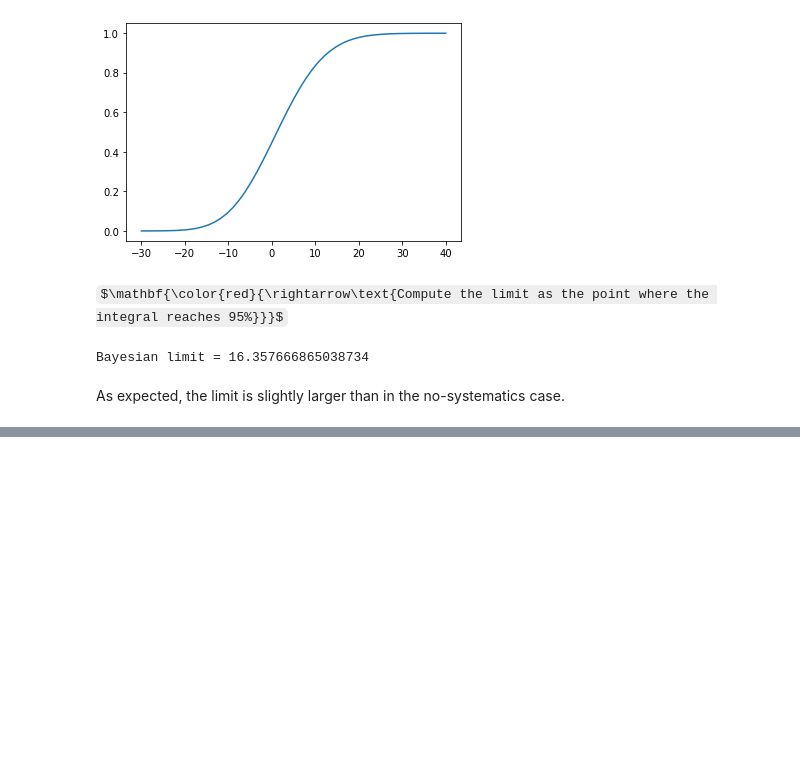
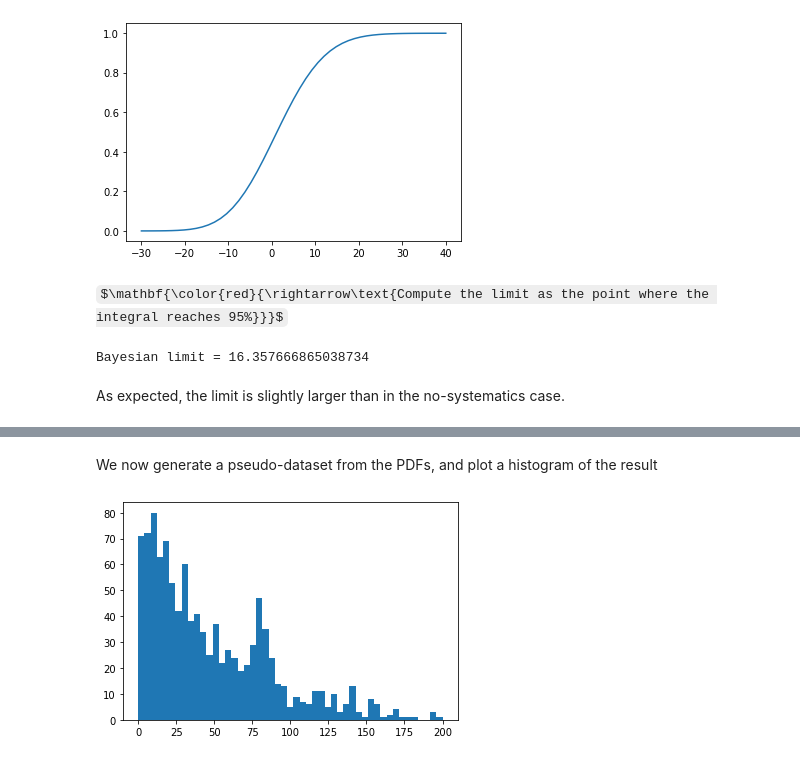
Before and after one commit to fastprof-hep/stats-tutorial, a Jupyter notebook: AEPSHEP2022/notebook3_solutions.ipynb, the cells around one changed output, grey strips where cells are left out. Cells and saved outputs as stored; diff of their text form; code cells hidden in the pictures; some formulas as TeX source; blank space fills up the shorter version.

```diff
--- a/AEPSHEP2022/notebook3_solutions.ipynb
+++ b/AEPSHEP2022/notebook3_solutions.ipynb
@@ -483,0 +489,25 @@ As expected, the limit is slightly larger than in the no-systematics case.
+# %%
+def psig(m) :
+    return scipy.stats.norm.pdf(m, loc=80, scale=5)
+
+slope = 0.02
+
+def pbkg(m) :
+    return scipy.stats.expon.pdf(m, scale=1/slope)
+# %% [markdown]
+We now generate a pseudo-dataset from the PDFs, and plot a histogram of the result
+# %%
+np.random.seed(2) # make sure we always generate the same
+data = np.concatenate((scipy.stats.norm.rvs(size=100, loc=80, scale=5), scipy.stats.expon.rvs(size=1000, scale=1/slope))) # generate signal and background, and merge
+data = data[ (data < 200) ] # cut off the region m > 200 GeV which we don't want
+
+# Define the binning
+m_min = 0
+m_max = 200
+npts = 50
+bin_size = (m_max - m_min)/npts
+
+# Plot
+hist = plt.hist(data, bins= np.linspace(m_min, m_max, npts))
+# %% [output]
+[figure, added]
```
Also changed, not shown: parts of 12 cells of this notebook, 1 other file.
